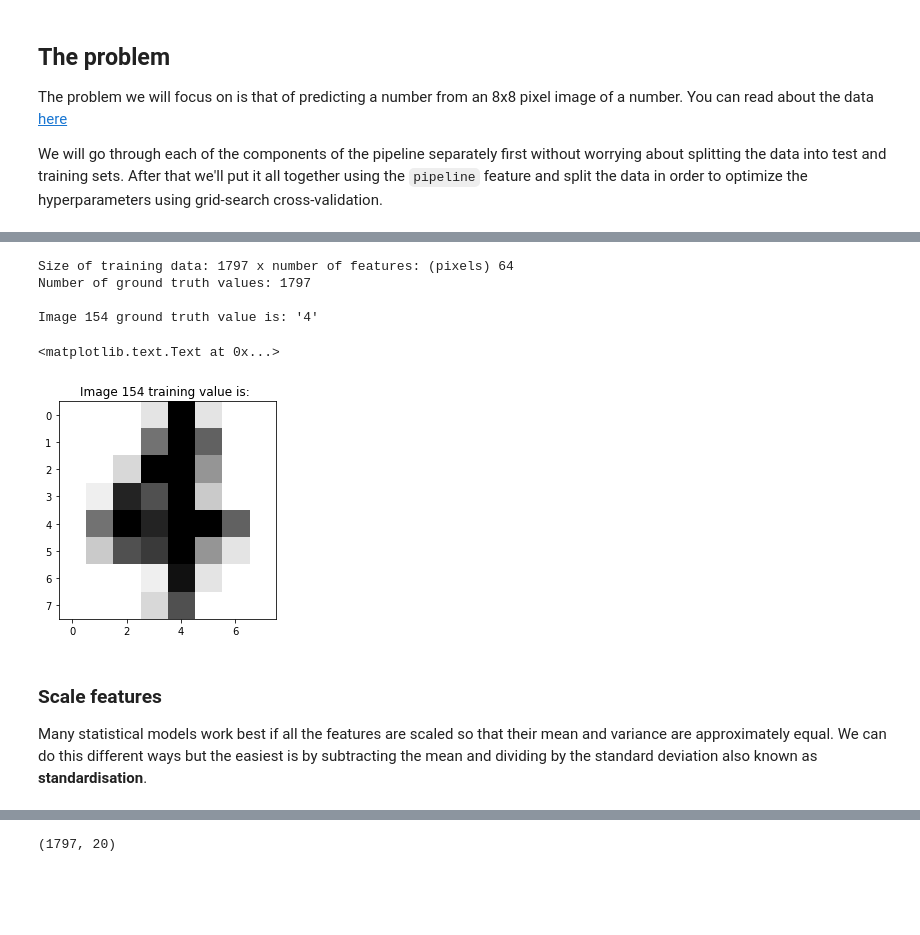
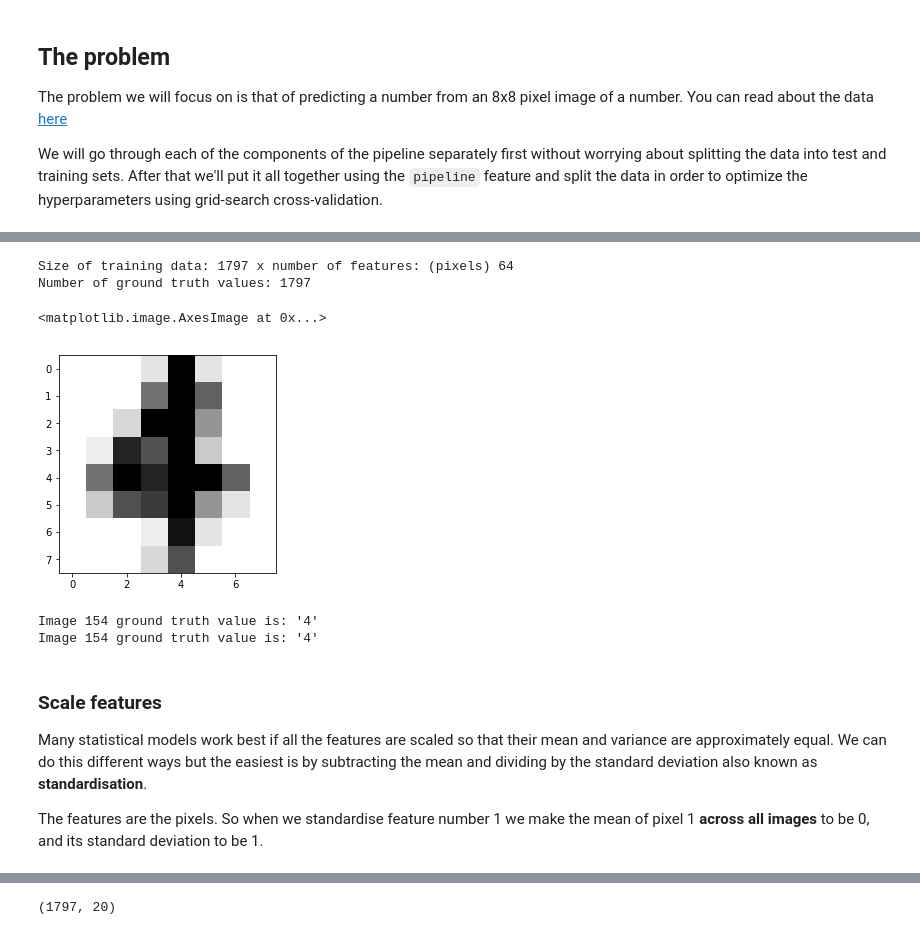
Before and after one commit to davidglo/ML-CHAMPS-Sept2017, a Jupyter notebook: digitClassification/Data science pipeline - questions.ipynb, the cells around one changed output, grey strips where cells are left out. Saved outputs shown, nothing was run; the diff lists cells and outputs as text; code cells hidden in the pictures; blank space fills up the shorter version.

```diff
--- a/digitClassification/Data science pipeline - questions.ipynb
+++ b/digitClassification/Data science pipeline - questions.ipynb
@@ -40,31 +39,47 @@ import numpy as np
 import matplotlib.pyplot as plt
 from sklearn import datasets
 %matplotlib inline
+
+# now we load the whole dataset we want to classify
 digits = datasets.load_digits()
-X_digits = digits.data
-y_digits = digits.target
+
+# assign the digits & their values to some arrays
+arrayOfWrittenDigitImages = digits.data
+arrayOfDigitValues = digits.target
 # %%
-print('Size of training data: {0} x number of features: (pixels) {1}'.format(*X_digits.shape))
-print('Number of ground truth values: {0}'.format(*y_digits.shape))
+print('Size of training data: {0} x number of features: (pixels) {1}'.format(*arrayOfWrittenDigitImages.shape))
+print('Number of ground truth values: {0}'.format(*arrayOfDigitValues.shape))
 print()
 
-# Change me:
-img_num=154
+# let's inspect image 154:
+image_number=154
 
-# Q: Get ground truth value for this img_num:
-print("Image {0} ground truth value is: '{1}'".format(img_num, # code here # ))
+# we can reshape the image however we like with the following command; here we reshape to 8 x 8 pixels
+handWrittenImage = arrayOfWrittenDigitImages[image_number].reshape(8,8)
 
-# Q : use reshape to plot training image:
-plt.imshow(# code here #, cmap='Greys')
-plt.title('Image {} training value is: '.format(img_num))
+# let's now view the reshaped image
+plt.imshow(handWrittenImage, cmap='Greys')
 # %% [output]
 Size of training data: 1797 x number of features: (pixels) 64
 Number of ground truth values: 1797
-
-Image 154 ground truth value is: '4'
-<matplotlib.text.Text at 0x...>
+<matplotlib.image.AxesImage at 0x...>
-[figure, old version]
+[figure, new version]
+# %%
+# now we will print out what we think the ground truth is for this image:
+print("Image {0} ground truth value is: '{1}'".format(image_number, 4 ))
+
+# now let's check out what the actual value of the image is
+print("Image {0} ground truth value is: '{1}'".format(image_number, arrayOfDigitValues[image_number] ))
+
+# Q: now try writing your own code to inspect some different images in the test set.
+# code here...
+# code here...
+# %% [output]
+Image 154 ground truth value is: '4'
+Image 154 ground truth value is: '4'
 # %% [markdown]
 ### Scale features
 
 Many statistical models work best if all the features are scaled so that their mean and variance are approximately equal. We can do this different ways but the easiest is by subtracting the mean and dividing by the standard deviation also known as **standardisation**.
+
+The features are the pixels. So when we standardise feature number 1 we make the mean of pixel 1 **across all images** to be 0, and its standard deviation to be 1.
```
Also changed, not shown: parts of 37 cells of this notebook.
